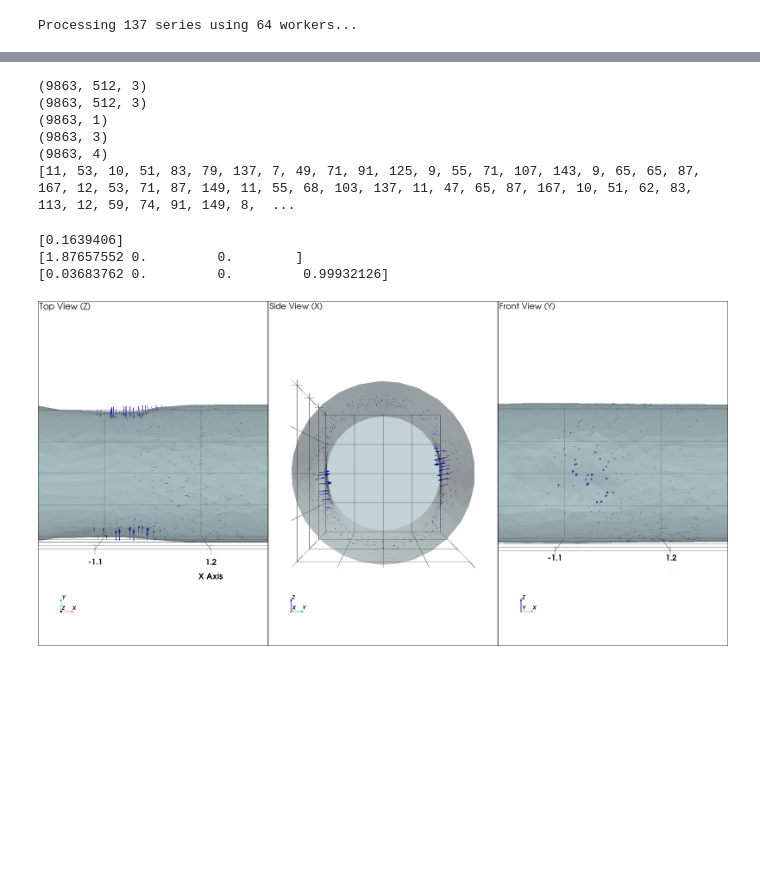
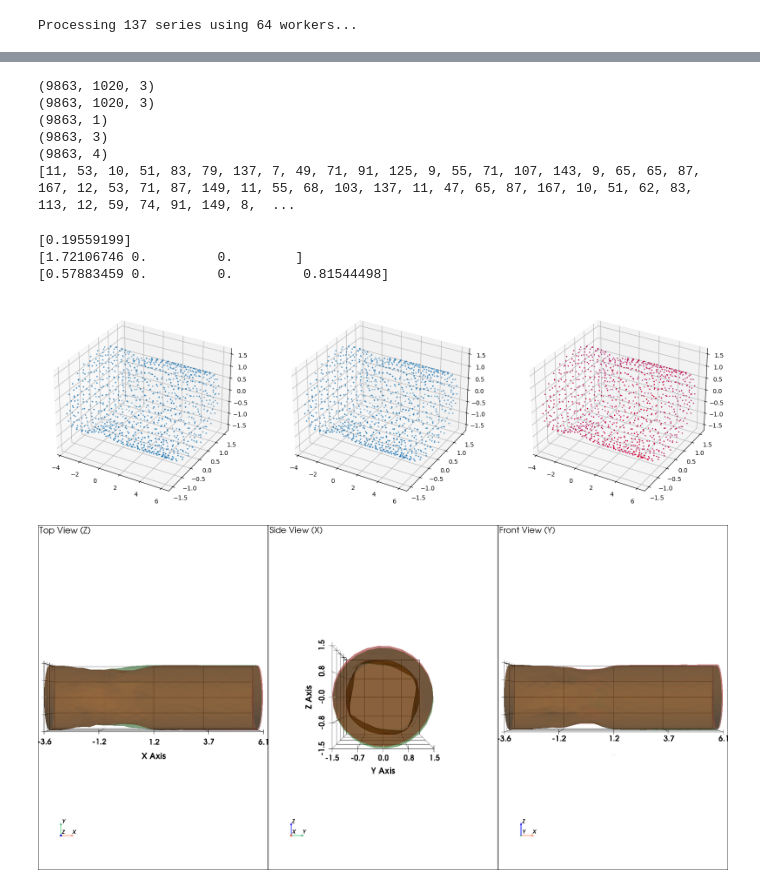
Before and after one commit to OSU-SIMCenter/forge-net, a Jupyter notebook: data/process_data.ipynb, the cells around one changed output, grey strips where cells are left out. Drawn from its saved outputs; the diff is of its cells as text; code cells hidden in the pictures; blank space fills up the shorter version.

Commit message:
debugged data processing issue

```diff
--- a/data/process_data.ipynb
+++ b/data/process_data.ipynb
@@ -19,7 +25,8 @@ from IPython.display import clear_output
 
 db_path1 = '/local/scratch/groves/jax-forgeRL/jax-forge/data/tianhong_data/noisy_cogging.db'
 # db_path2 = '/local/scratch/groves/jax-forgeRL/jax-forge/data/tianhong_data/RL_random_cogging.db'
-data = n_extract_data(db_path1, total_points, lines, compute_bc_mask=compute_bc_mask, compute_spatial_features=compute_spatial_features, n_workers=64)
+data = n_extract_data(db_path1, total_points, lines,
+                      compute_bc_mask=compute_bc_mask, compute_spatial_features=compute_spatial_features, n_workers=64)
 # data2 = n_extract_data(db_path2, total_points, lines, compute_bc_mask=compute_bc_mask, compute_spatial_features=compute_spatial_features, n_workers=64)
 
 # data = {}
@@ -145,36 +142,39 @@ print(series_lengths)
 # #     print(distances.shape)
 # #     print(contact_dirs.shape)
 # %% [output]
-(9863, 512, 3)
-(9863, 512, 3)
+(9863, 1020, 3)
+(9863, 1020, 3)
 (9863, 1)
 (9863, 3)
 (9863, 4)
 [11, 53, 10, 51, 83, 79, 137, 7, 49, 71, 91, 125, 9, 55, 71, 107, 143, 9, 65, 65, 87, 167, 12, 53, 71, 87, 149, 11, 55, 68, 103, 137, 11, 47, 65, 87, 167, 10, 51, 62, 83, 113, 12, 59, 74, 91, 149, 8,  ...
 # %%
 # visuali3ze_point_cloud(c_t[25],a=-p[25], point_size=5)
-idx = 65
+idx = 22
 print(s[idx])
 print(p[idx])
 print(r[idx])
 
-# compare_scatters(pc1=c_t[idx], pc2=c_tp1[idx])
-visualize_vector_diff(mesh = data['meshes_tp1'][idx], pc1=c_t[idx],pc2=c_tp1[idx])
+compare_scatters(pc1=c_t[idx], pc2=c_tp1[idx])
+visualize_vector_diff(mesh1=data['meshes'][idx], mesh2=data['meshes_tp1'][idx],
+                      pc1=c_t[idx],
+                      pc2=c_tp1[idx])
 # visualize_bc_features(
 #     c_t[idx],
 #     bc_masks[idx],
 #     distances[idx],
 #     title_prefix="Sample "
 # )
 # delta_x = np.abs(c_t[idx][:,0] - c_tp1[idx][:,0])
 # delta_z = np.abs(c_t[idx][:,2] - c_tp1[idx][:,2])
 
 # deltas_vs_x(pc=c_t[idx], delta_x=delta_x, delta_z=delta_z, title_prefix="")
 # %% [output]
-[0.1639406]
-[1.87657552 0.         0.        ]
-[0.03683762 0.         0.         0.99932126]
+[0.19559199]
+[1.72106746 0.         0.        ]
+[0.57883459 0.         0.         0.81544498]
-[figure, old version]
+[figure, new version]
+[figure, added]
 # %%
 # np.savez('./test_comb_FOR.npz', coords_t=c_t, coords_tp1=c_tp1, steps=s, series_lengths=np.array(series_lengths))
 # %%
```
Also changed, not shown: parts of 7 cells of this notebook, 5 other files.
